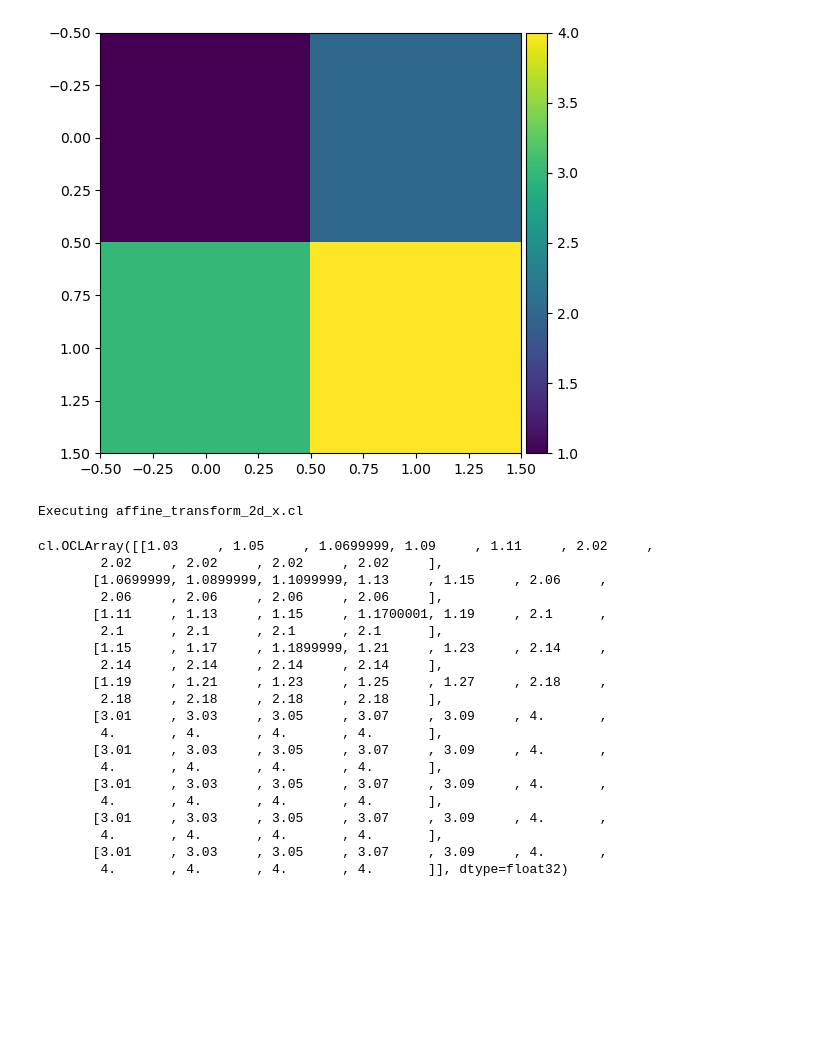
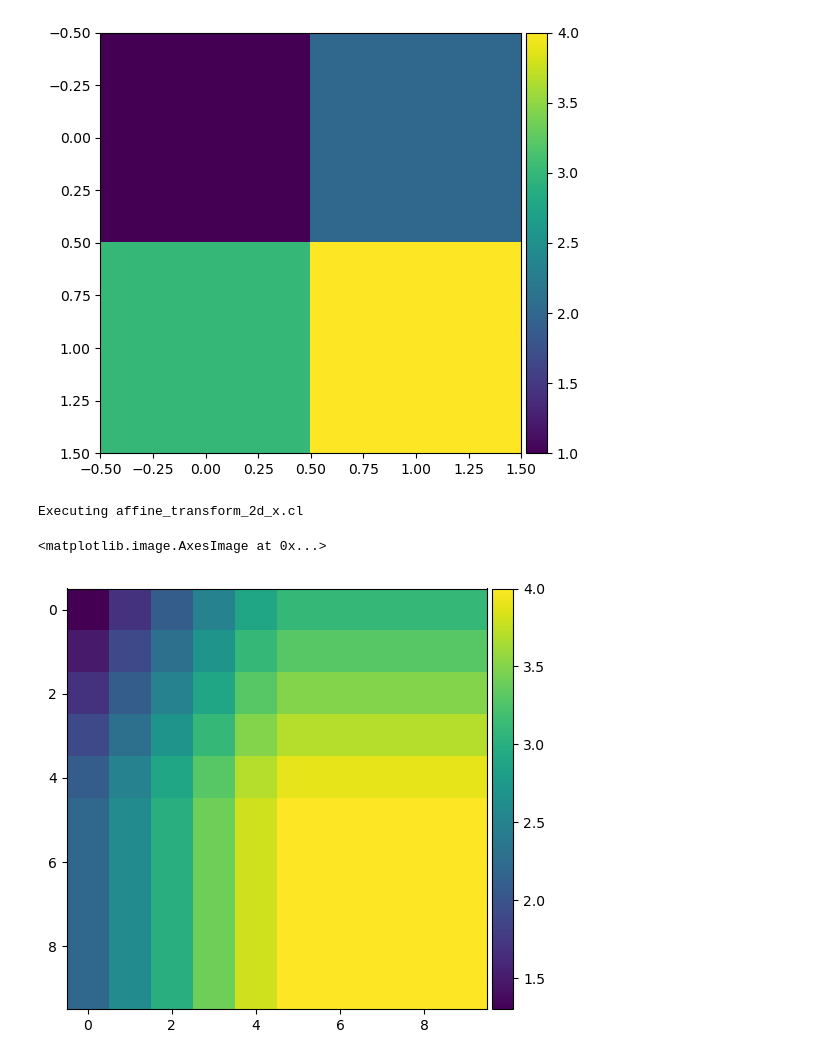
Before and after one commit to clEsperanto/pyclesperanto_prototype, a Jupyter notebook: pyclesperanto_prototype/_tier8/cle_test.ipynb, the cells around one changed output. Saved outputs shown, nothing was run; the diff lists cells and outputs as text; code cells hidden in the pictures; blank space fills up the shorter version.

```diff
--- a/pyclesperanto_prototype/_tier8/cle_test.ipynb
+++ b/pyclesperanto_prototype/_tier8/cle_test.ipynb
@@ -27,8 +27,7 @@ def selectMatrix(matrixNum=1, scale=0.5) :
             [0, 0, 1]
         ])
     elif (matrixNum == 3):
-        s=0.5
-        matrix = np.asarray([
+        return np.asarray([
             [scale , 0, 0, 0],
             [0, scale, 0, 0],
             [0, 0, scale, 0],
@@ -43,30 +45,13 @@ imshow(image)
 [figure]
 # %%
 # Transform with scale 5
-matrix = selectMatrix(1,5)
+matrix = selectMatrix(1,5) #scaling
+# matrix = selectMatrix(2) #rotation
 result1 = cle.create((10,10))
 cle.affine_transform(image, result1, transform = matrix)
-result1
+imshow(result1)
 # %% [output]
 Executing affine_transform_2d_x.cl
-cl.OCLArray([[1.03     , 1.05     , 1.0699999, 1.09     , 1.11     , 2.02     ,
-        2.02     , 2.02     , 2.02     , 2.02     ],
-       [1.0699999, 1.0899999, 1.1099999, 1.13     , 1.15     , 2.06     ,
-        2.06     , 2.06     , 2.06     , 2.06     ],
-       [1.11     , 1.13     , 1.15     , 1.1700001, 1.19     , 2.1      ,
-        2.1      , 2.1      , 2.1      , 2.1      ],
-       [1.15     , 1.17     , 1.1899999, 1.21     , 1.23     , 2.14     ,
-        2.14     , 2.14     , 2.14     , 2.14     ],
-       [1.19     , 1.21     , 1.23     , 1.25     , 1.27     , 2.18     ,
-        2.18     , 2.18     , 2.18     , 2.18     ],
-       [3.01     , 3.03     , 3.05     , 3.07     , 3.09     , 4.       ,
-        4.       , 4.       , 4.       , 4.       ],
-       [3.01     , 3.03     , 3.05     , 3.07     , 3.09     , 4.       ,
-        4.       , 4.       , 4.       , 4.       ],
-       [3.01     , 3.03     , 3.05     , 3.07     , 3.09     , 4.       ,
-        4.       , 4.       , 4.       , 4.       ],
-       [3.01     , 3.03     , 3.05     , 3.07     , 3.09     , 4.       ,
-        4.       , 4.       , 4.       , 4.       ],
-       [3.01     , 3.03     , 3.05     , 3.07     , 3.09     , 4.       ,
-        4.       , 4.       , 4.       , 4.       ]], dtype=float32)
+<matplotlib.image.AxesImage at 0x...>
+[figure, added]
 # %%
```
Also changed, not shown: parts of 11 cells of this notebook, 1 other file.
